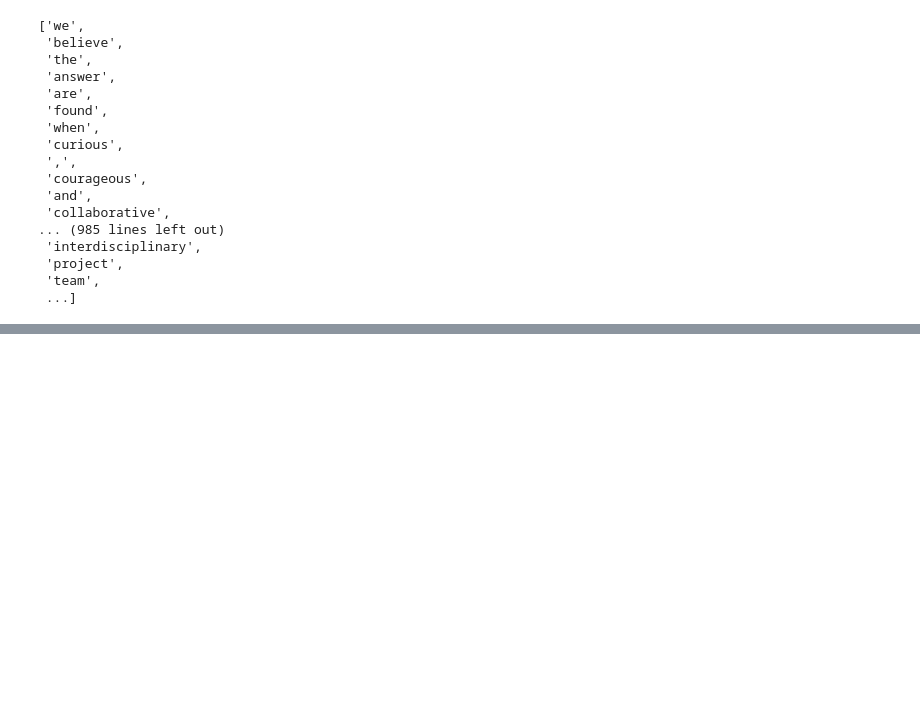
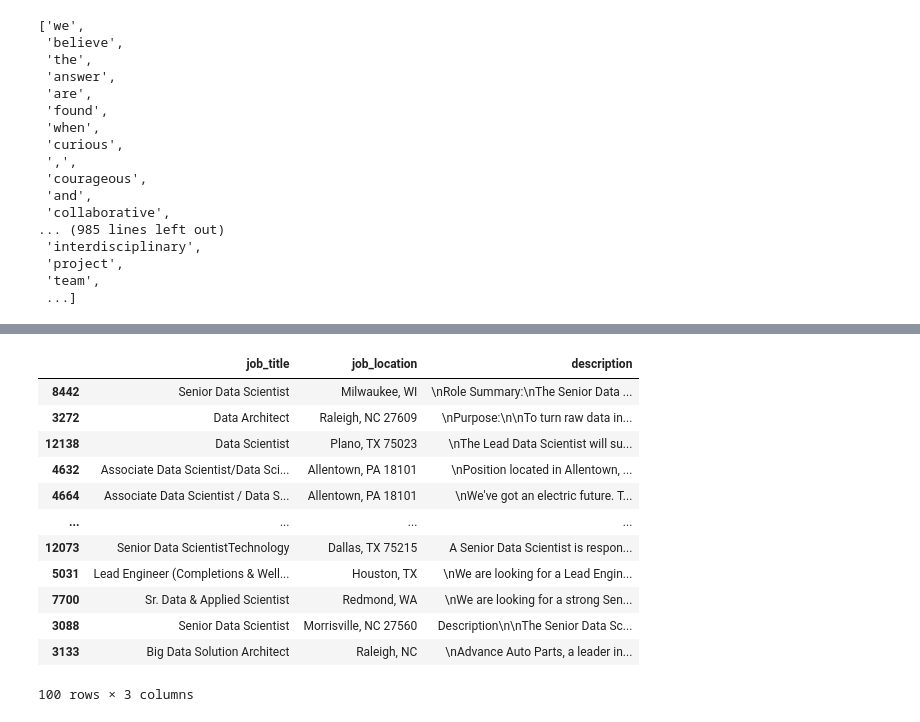
Before and after one commit to ivboh/NLP-Indeed-Jobs-Recommender, a Jupyter notebook: src/nlp_indeed_EDA.ipynb, the cells around one changed output, grey strips where cells are left out. Saved outputs shown, nothing was run; the diff lists cells and outputs as text; code cells hidden in the pictures; blank space fills up the shorter version.

```diff
--- a/src/nlp_indeed_EDA.ipynb
+++ b/src/nlp_indeed_EDA.ipynb
@@ -316,0 +362,36 @@ text = pattern.sub(lambda m: rep[re.escape(m.group(0))], text)
+# %%
+test_resume = '''Malik Rabb
+
+Seattle, WA • (123) 456-7891
+mrabb@email.com
+SUMMARY
+
+Data Scientist with strong math background and 3+ years of experience using predictive modeling, data processing, and data mining algorithms to solve challenging business problems. Involved in Python open source community and passionate about deep reinforcement learning.
+EDUCATION
+Coral Springs University
+Current - Current
+
+Bachelor of Science in Mathematics
+EXPERIENCE
+River Tech, Data Scientist
+Current - Current
+
+    Built fuzzy matching algorithm using k-nearest neighbors to identify non-exact matching duplicates
+    Designed and developed real time recommendation engine to rank sales leads for upsell opportunities
+    Refined personalization algorithms for 1M+ customers on web and mobile
+    Transformed raw data into MySQL with custom-made ETL application to prepare unruly data for machine learning
+
+Retail Ocean, Data Scientist
+Current - Current
+
+    Leveraged 200M+ tweets to develop sentiment analysis model that helped improve sales and marketing strategies
+    Used Python and Spark to scrape, clean, and analyze large datasets
+    Helped build tools for detecting botnets with machine learning and data mining
+
+SKILLS
+
+    2nd place at Coral Springs Big Data Hackathon (out of 150+ participants)
+    Java, Python, C++, Hadoop ecosystem, and MySQL
+    Data cleansing, modeling, and mining
+    Machine learning
+'''
@@ -316,0 +479,16 @@ text = pattern.sub(lambda m: rep[re.escape(m.group(0))], text)
+# %%
+n_matching_jobs(test_resume, vectorizer, docs_tfidf, 100)
+# %% [output]
+|  | job_title | job_location | description |
+| 8442 | Senior Data Scientist | Milwaukee, WI | \nRole Summary:\nThe Senior Data ... |
+| 3272 | Data Architect | Raleigh, NC 27609 | \nPurpose:\n\nTo turn raw data in... |
+| 12138 | Data Scientist | Plano, TX 75023 | \nThe Lead Data Scientist will su... |
+| 4632 | Associate Data Scientist/Data Sci... | Allentown, PA 18101 | \nPosition located in Allentown, ... |
+| 4664 | Associate Data Scientist / Data S... | Allentown, PA 18101 | \nWe've got an electric future. T... |
+| ... | ... | ... | ... |
+| 12073 | Senior Data ScientistTechnology | Dallas, TX 75215 | A Senior Data Scientist is respon... |
+| 5031 | Lead Engineer (Completions & Well... | Houston, TX | \nWe are looking for a Lead Engin... |
+| 7700 | Sr. Data & Applied Scientist | Redmond, WA | \nWe are looking for a strong Sen... |
+| 3088 | Senior Data Scientist | Morrisville, NC 27560 | Description\n\nThe Senior Data Sc... |
+| 3133 | Big Data Solution Architect | Raleigh, NC | \nAdvance Auto Parts, a leader in... |
+100 rows × 3 columns
```
Also changed, not shown: parts of 19 cells of this notebook.
